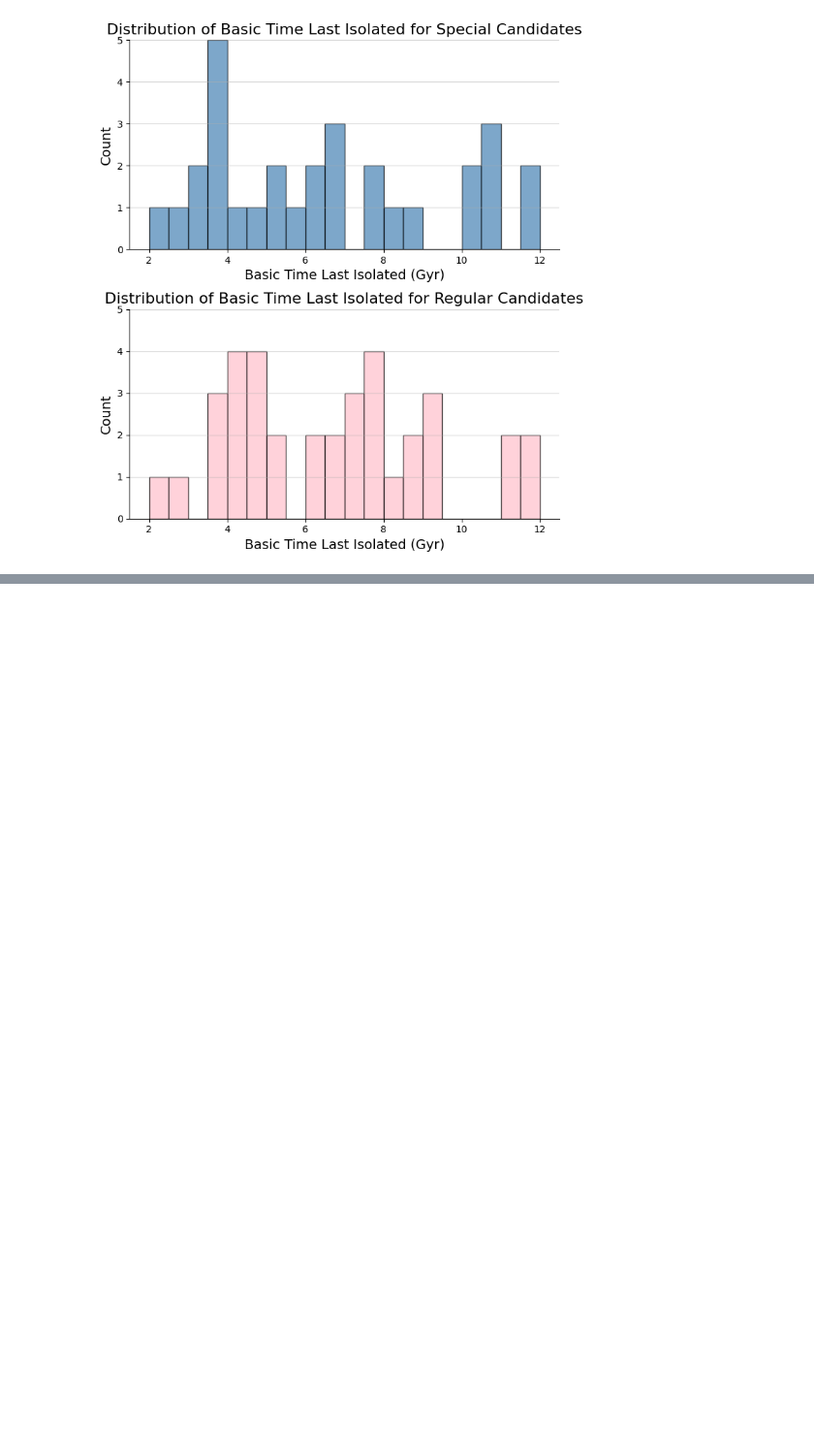
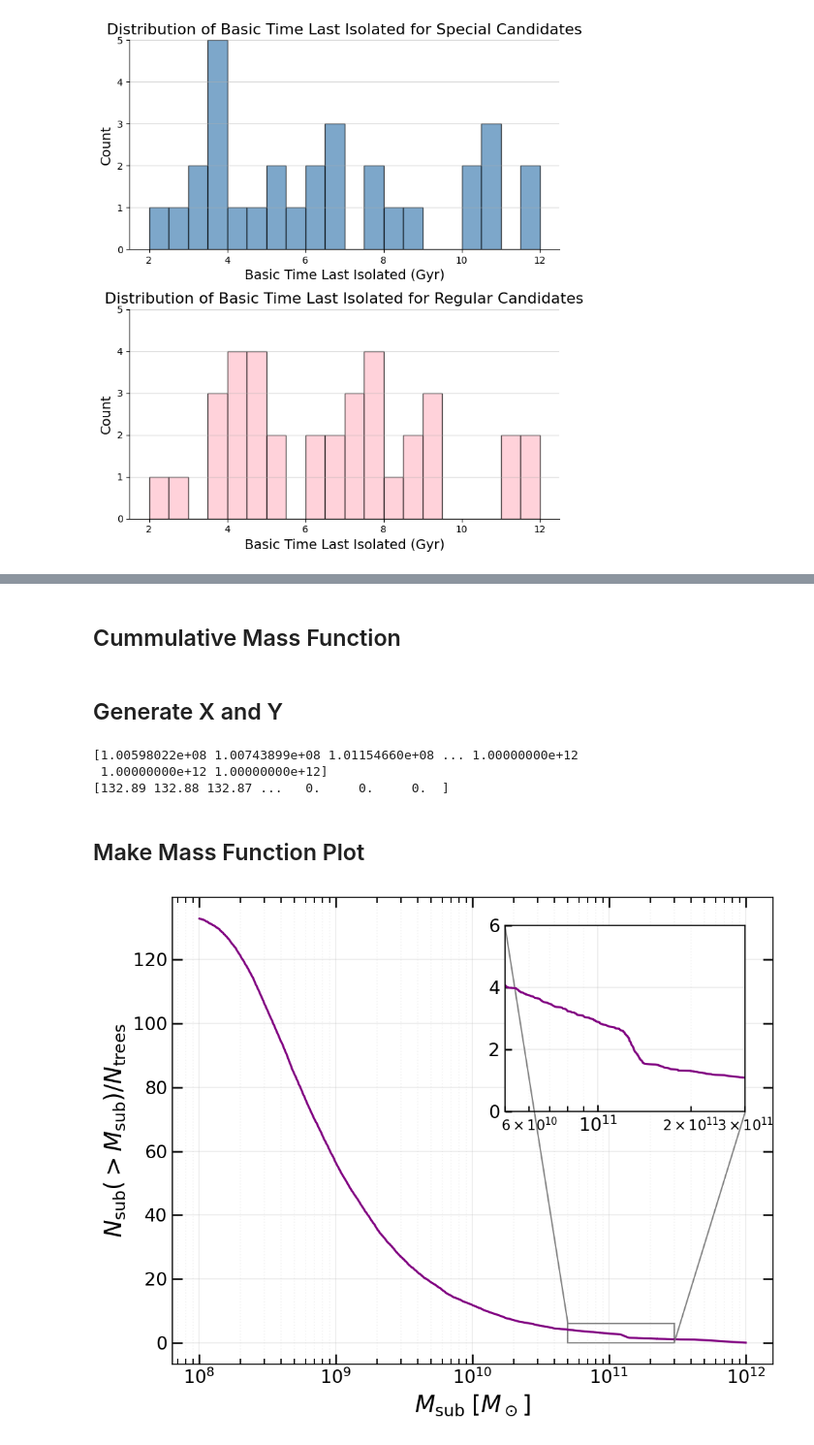
Before and after one commit to Sela-ssie/milkyway, a Jupyter notebook: constrained_analysis.ipynb, the cells around one changed output, grey strips where cells are left out. Shown at 97% size. Drawn from its saved outputs; the diff is of its cells as text; code cells hidden in the pictures; blank space fills up the shorter version.

Commit message:
feat(notebook): add constrained Milky Way SMC candidate analysis and mass function plots

```diff
--- a/constrained_analysis.ipynb
+++ b/constrained_analysis.ipynb
@@ -8,7 +8,7 @@ import matplotlib.pyplot as plt
 # %% [markdown]
 ## Loading realizations into Dataframe
 # %%
-filename = "../constrainedMilkyWay.hdf5"
+filename = "./constrainedMilkyWay.hdf5"
 output = "Output1"
 
 with h5py.File(filename, "r") as f:
@@ -158,0 +161,61 @@ plt.show()
+# %% [markdown]
+## Cummulative Mass Function
+# %%
+def cum_mass(m_sub):
+    n = 100
+    m_sub = np.array(m_sub)
+    sorted_masses = np.sort(m_sub)
+
+    idx = np.searchsorted(sorted_masses, sorted_masses, side="right")
+    N = (len(sorted_masses) - idx)/n
+    return sorted_masses, N
+# %% [markdown]
+## Generate X and Y
+# %%
+m_sub = df["basicMass"].to_list()
+x, y = cum_mass(m_sub)
+print(x)
+print(y)
+# %% [output]
+[1.00598022e+08 1.00743899e+08 1.01154660e+08 ... 1.00000000e+12
+ 1.00000000e+12 1.00000000e+12]
+[132.89 132.88 132.87 ...   0.     0.     0.  ]
+# %% [markdown]
+## Make Mass Function Plot
+# %%
+from mpl_toolkits.axes_grid1.inset_locator import inset_axes, mark_inset
+
+fig, ax = plt.subplots(figsize= (7, 5.5), dpi= 150)
+
+ax.plot(x, y, color= "purple")
+
+ax.set_xscale("log")
+
+ax.set_xlabel(r"$M_{\rm sub}\;[M_\odot]$", fontsize=17)
+ax.set_ylabel(r"$N_{\rm sub}(>M_{\rm sub})/ N_{\rm trees}$", fontsize=17)
+
+ax.tick_params(axis="both", which="major", labelsize=13, direction="in", length=7, width=1.2)
+ax.tick_params(axis="both", which="minor", direction="in", length=4, width=0.9)
+ax.tick_params(top=True, right=True, which="both")
+
+ax.grid(True, which="major", linestyle="-", alpha=0.25)
+ax.grid(True, which="minor", linestyle=":", alpha=0.15)
+
+axins = inset_axes(ax, width="40%", height="40%", loc="upper right", borderpad=2)
+axins.plot(x, y, color= "purple")
+axins.set_xscale("log")
+axins.set_xlim(5e10, 3e11)
+axins.set_ylim(0, 6)
+
+axins.tick_params(axis="both", which="major", labelsize=13, direction="in", length=5, width=1.2)
+axins.tick_params(axis="both", which="minor", direction="in", length=4, width=0.9)
+
+axins.grid(True, which="major", linestyle="-", alpha=0.25)
+axins.grid(True, which="minor", linestyle=":", alpha=0.12)
+
+mark_inset(ax, axins, loc1=2, loc2=4, fc="none", ec="0.5", lw=1.0)
+
+fig.tight_layout()
+plt.show()
+# %% [output]
+[figure, added]
```
Also changed, not shown: parts of 1 cell of this notebook.
